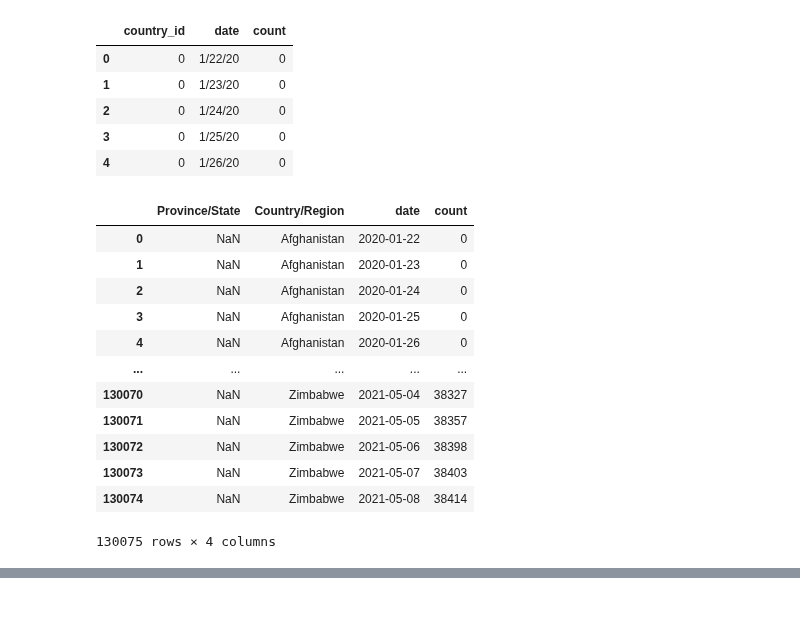
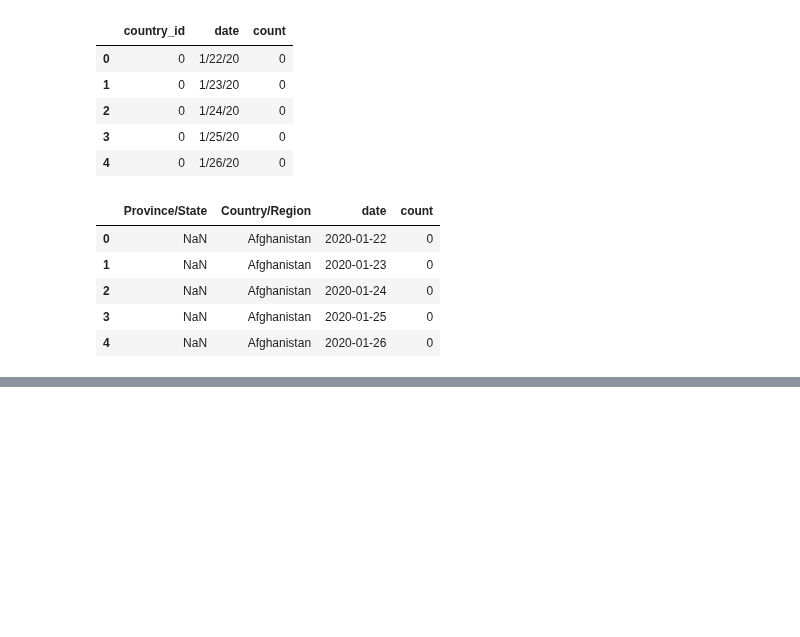
Before and after one commit to marzg510/data-analyze-covid-19, a Jupyter notebook: covid-19-global-daily-04.ipynb, the cells around one changed output, grey strips where cells are left out. Drawn from its saved outputs; the diff is of its cells as text; code cells hidden in the pictures; blank space fills up the shorter version.

```diff
--- a/covid-19-global-daily-04.ipynb
+++ b/covid-19-global-daily-04.ipynb
@@ -42,22 +42,15 @@ days_df.head()
 # %%
 df = pd.merge(countries_df, days_df, left_index=True, right_on="country_id")
 del df["country_id"]
 df["date"] = pd.to_datetime(df["date"])
-df
+df.head()
 # %% [output]
 |  | Province/State | Country/Region | date | count |
 | 0 | NaN | Afghanistan | 2020-01-22 | 0 |
 | 1 | NaN | Afghanistan | 2020-01-23 | 0 |
 | 2 | NaN | Afghanistan | 2020-01-24 | 0 |
 | 3 | NaN | Afghanistan | 2020-01-25 | 0 |
 | 4 | NaN | Afghanistan | 2020-01-26 | 0 |
-| ... | ... | ... | ... | ... |
-| 130070 | NaN | Zimbabwe | 2021-05-04 | 38327 |
-| 130071 | NaN | Zimbabwe | 2021-05-05 | 38357 |
-| 130072 | NaN | Zimbabwe | 2021-05-06 | 38398 |
-| 130073 | NaN | Zimbabwe | 2021-05-07 | 38403 |
-| 130074 | NaN | Zimbabwe | 2021-05-08 | 38414 |
-130075 rows × 4 columns
 # %%
 global_df = df.groupby(["date"],as_index=False).sum("count")
 # %%
```
Also changed, not shown: parts of 2 cells of this notebook, 24 other files.
